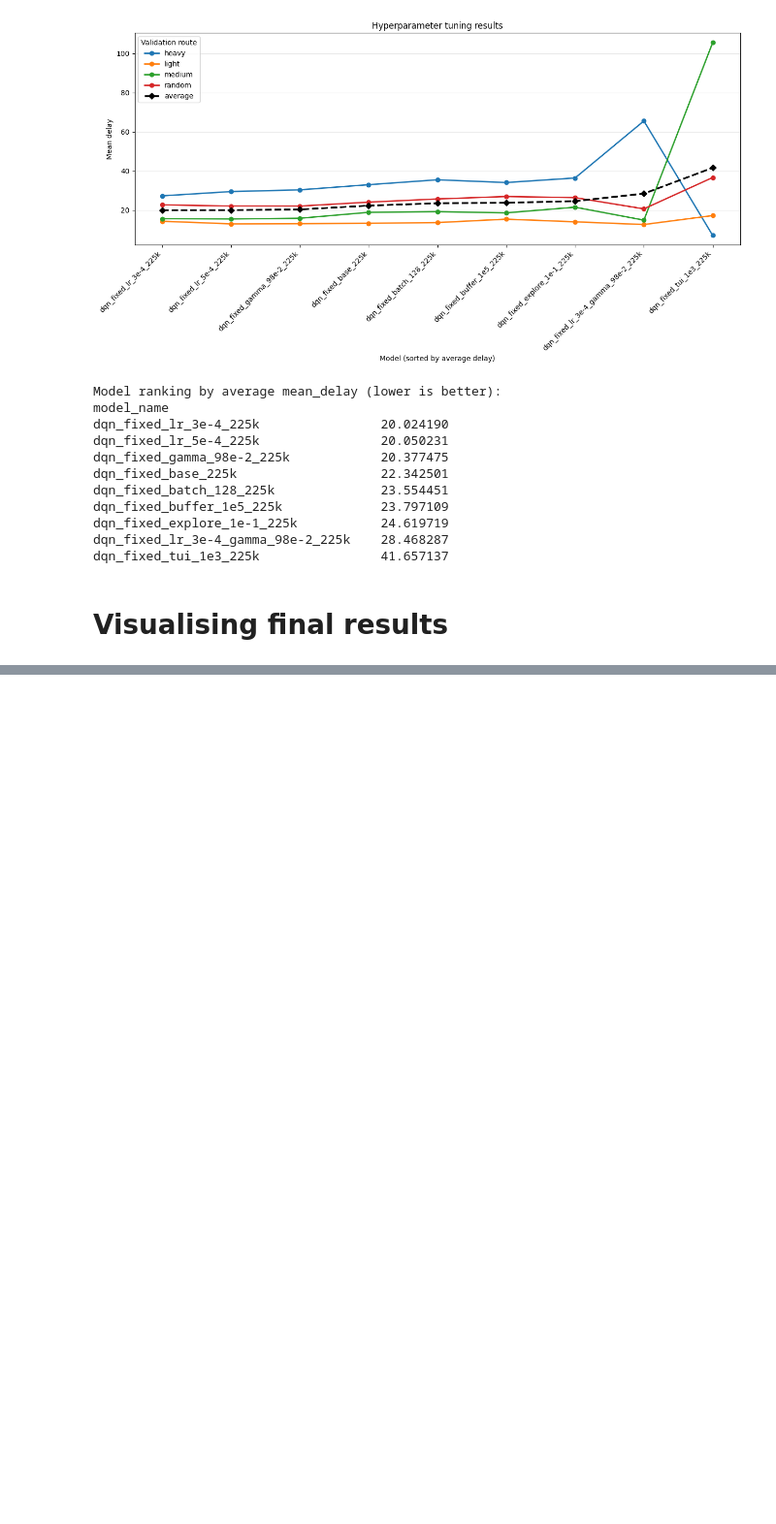
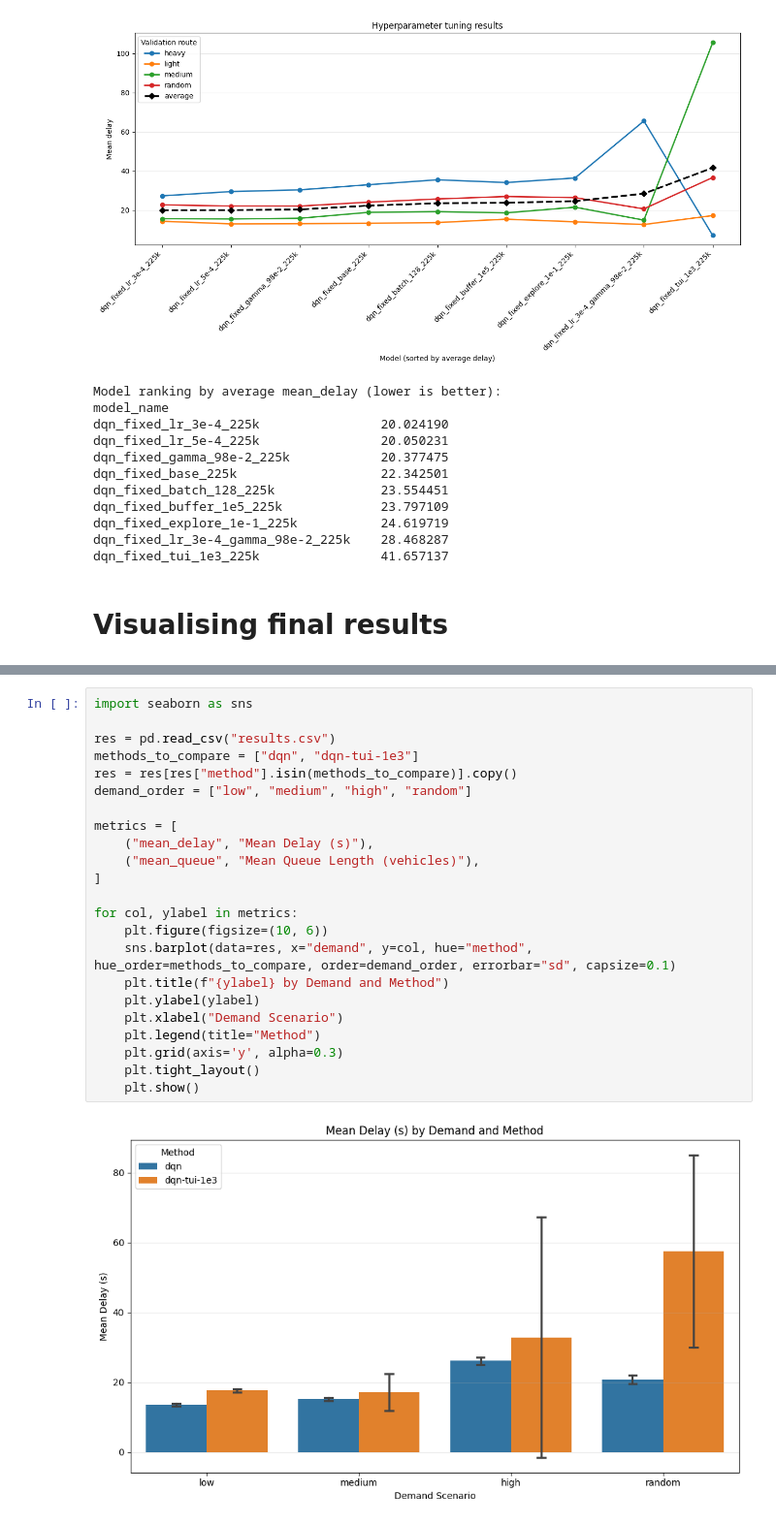
Before and after one commit to Tombiczek/rl-traffic-control-sumo, a Jupyter notebook: data/visualise.ipynb, the cells around one changed output, grey strips where cells are left out. Shown at 97% size. Saved outputs shown, nothing was run; the diff lists cells and outputs as text; blank space fills up the shorter version.

```diff
--- a/data/visualise.ipynb
+++ b/data/visualise.ipynb
@@ -215,0 +218,25 @@ plt.show()
+# %%
+import seaborn as sns
+
+res = pd.read_csv("results.csv")
+methods_to_compare = ["dqn", "dqn-tui-1e3"]
+res = res[res["method"].isin(methods_to_compare)].copy()
+demand_order = ["low", "medium", "high", "random"]
+
+metrics = [
+    ("mean_delay", "Mean Delay (s)"),
+    ("mean_queue", "Mean Queue Length (vehicles)"),
+]
+
+for col, ylabel in metrics:
+    plt.figure(figsize=(10, 6))
+    sns.barplot(data=res, x="demand", y=col, hue="method", hue_order=methods_to_compare, order=demand_order, errorbar="sd", capsize=0.1)
+    plt.title(f"{ylabel} by Demand and Method")
+    plt.ylabel(ylabel)
+    plt.xlabel("Demand Scenario")
+    plt.legend(title="Method")
+    plt.grid(axis='y', alpha=0.3)
+    plt.tight_layout()
+    plt.show()
+# %% [output]
+[figure, added]
```
Also changed, not shown: parts of 2 cells of this notebook, 2 other files.
